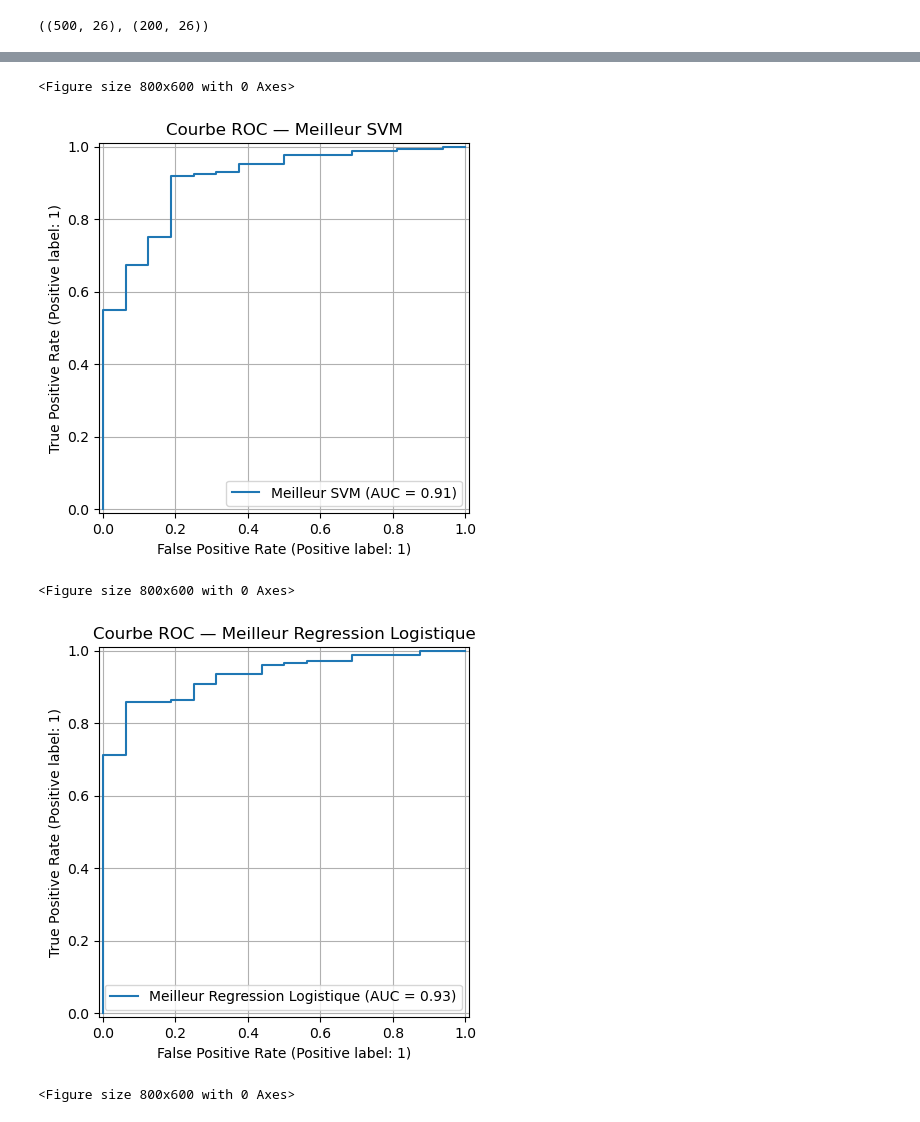
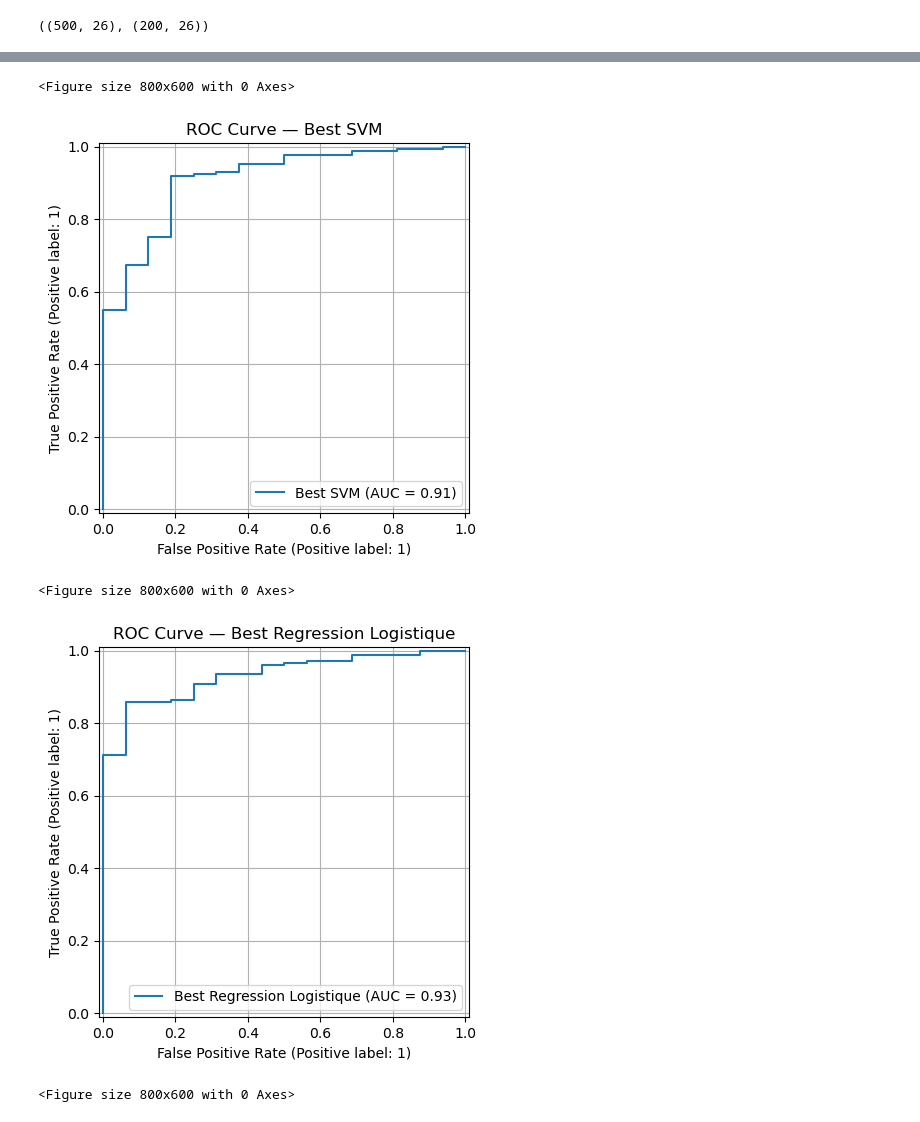
Before and after one commit to Yarakass/deepfake-audio-project, a Jupyter notebook: notebooks/Nora_step2.ipynb, the cells around one changed output, grey strips where cells are left out. Cells and saved outputs as stored; diff of their text form; code cells hidden in the pictures.

```diff
--- a/notebooks/Nora_step2.ipynb
+++ b/notebooks/Nora_step2.ipynb
@@ -145,23 +145,23 @@ import matplotlib.pyplot as plt
 import seaborn as sns
 from sklearn.metrics import RocCurveDisplay, ConfusionMatrixDisplay
 # %%
-# Courbes ROC
+# ROC curves
 
 models = {
-    "Meilleur SVM": grid_svm.best_estimator_,
-    "Meilleur Regression Logistique": grid_lr.best_estimator_,
+    "Best SVM": grid_svm.best_estimator_,
+    "Best Regression Logistique": grid_lr.best_estimator_,
     "Voting Classifier": voting
 }
 
 for name, model in models.items():
     plt.figure(figsize=(8, 6))
     RocCurveDisplay.from_estimator(model, X_dev, y_dev, name=name)
-    plt.title(f"Courbe ROC — {name}")
+    plt.title(f"ROC Curve — {name}")
     plt.grid(True)
     plt.show()
 # %% [output]
 <Figure size 800x600 with 0 Axes>
-[figure, old version]
+[figure, new version]
 <Figure size 800x600 with 0 Axes>
-[figure, old version]
+[figure, new version]
 <Figure size 800x600 with 0 Axes>
```
Also changed, not shown: parts of 10 cells of this notebook.
